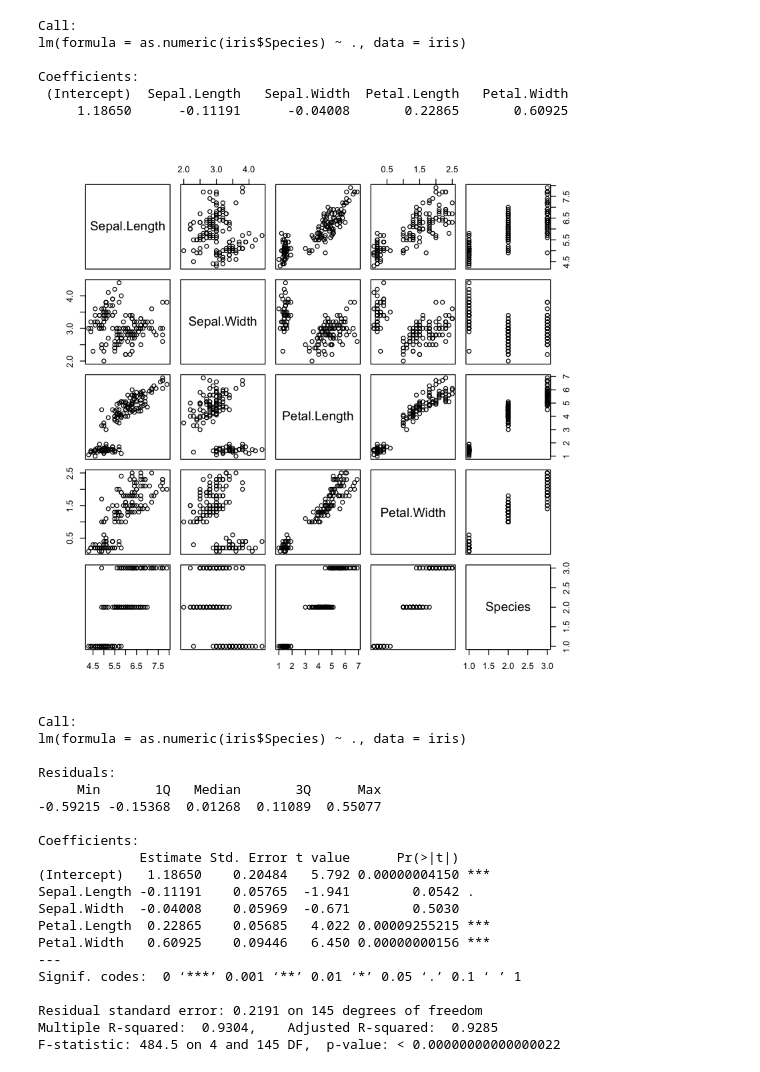
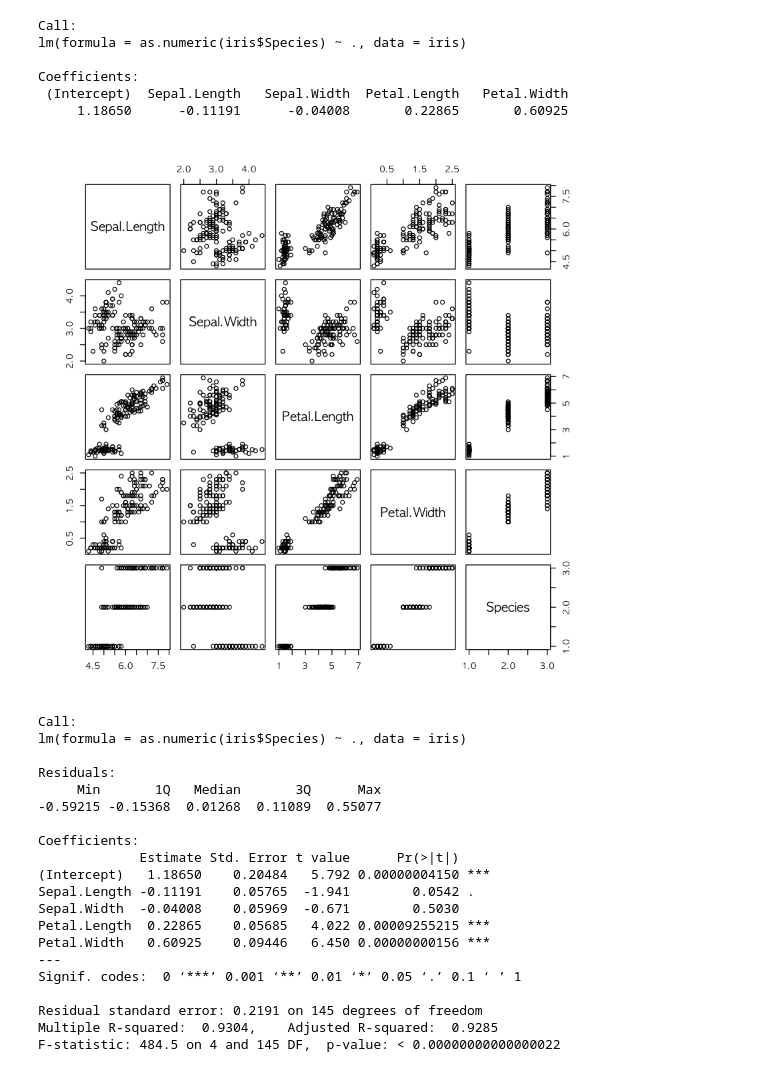
Before and after one commit to naddda0813/Rbase, a Jupyter notebook: 15. 회귀분석.ipynb, the cells around one changed output. Cells and saved outputs as stored; diff of their text form; code cells hidden in the pictures.

```diff
--- a/15. 회귀분석.ipynb
+++ b/15. 회귀분석.ipynb
@@ -436,10 +436,11 @@ lm(formula = as.numeric(iris$Species) ~ ., data = iris)
 Coefficients:
  (Intercept)  Sepal.Length   Sepal.Width  Petal.Length   Petal.Width
      1.18650      -0.11191      -0.04008       0.22865       0.60925
-# %%
-plot(iris)
-# %% [output]
-[figure, removed]
+# %%
+par(family='AppleGothic', bg='white')
+plot(iris)
+# %% [output]
+[figure, added]
 # %%
 summary(irismodel)
 # %% [output]
```
Also changed, not shown: parts of 11 cells of this notebook, 8 other files.
